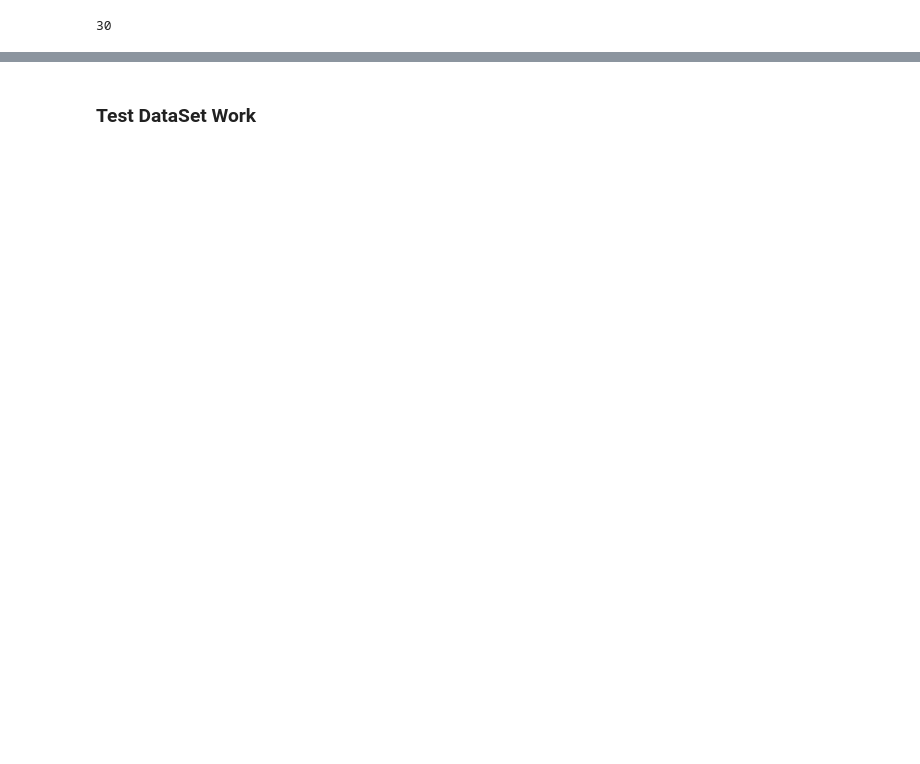
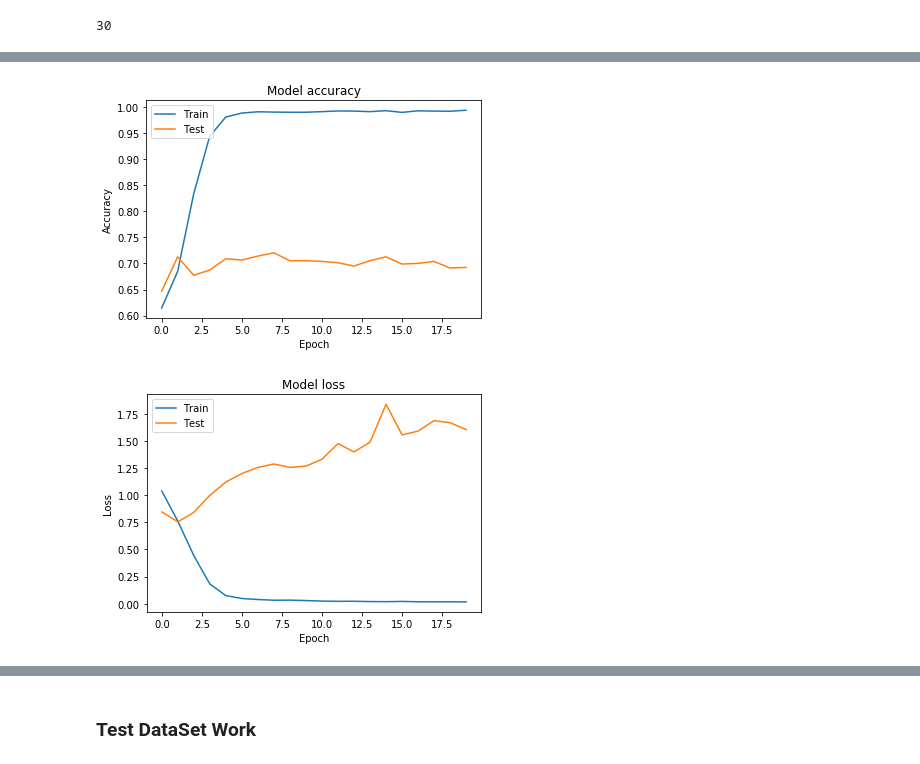
Before and after one commit to ashsin19/TwitterSentiment_DeepLearning, a Jupyter notebook: DataPrepAndAnalysis.ipynb, the cells around one changed output, grey strips where cells are left out. Drawn from its saved outputs; the diff is of its cells as text; code cells hidden in the pictures; blank space fills up the shorter version.

```diff
--- a/DataPrepAndAnalysis.ipynb
+++ b/DataPrepAndAnalysis.ipynb
@@ -503,10 +531,12 @@ ________________________________________________________________________________
 # %%
+import keras.callbacks
+from keras.callbacks import TensorBoard
 from keras.callbacks import ModelCheckpoint
 
 filepath="CNN_best_weights.{epoch:02d}-{val_acc:.2f}.hdf5"
 checkpoint = ModelCheckpoint(filepath, monitor='val_acc', verbose=1, save_best_only=True, mode='max')
 
-model.fit(x_train_seq, y_train, batch_size=64, epochs=5,
+history = model.fit(x_train_seq, y_train, batch_size=64, epochs=20,
                      validation_data=(x_val_seq, y_validation), callbacks = [checkpoint])
 # %% [output]
 Train on 3675 samples, validate on 787 samples
@@ -577,0 +617,23 @@ for i in range(n_classes):
+# %%
+import matplotlib.pyplot as plt
+
+# Plot training & validation accuracy values
+plt.plot(history.history['acc'])
+plt.plot(history.history['val_acc'])
+plt.title('Model accuracy')
+plt.ylabel('Accuracy')
+plt.xlabel('Epoch')
+plt.legend(['Train', 'Test'], loc='upper left')
+plt.show()
+
+# Plot training & validation loss values
+plt.plot(history.history['loss'])
+plt.plot(history.history['val_loss'])
+plt.title('Model loss')
+plt.ylabel('Loss')
+plt.xlabel('Epoch')
+plt.legend(['Train', 'Test'], loc='upper left')
+plt.show()
+# %% [output]
+[figure, added]
+[figure, added]
```
Also changed, not shown: parts of 60 cells of this notebook, 5 other files.
